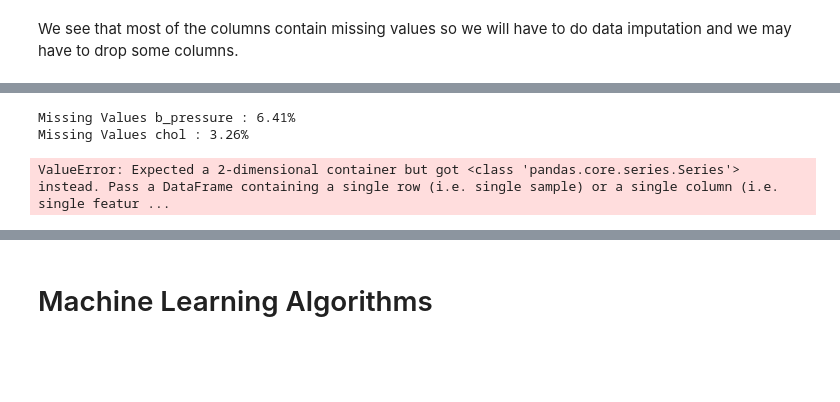
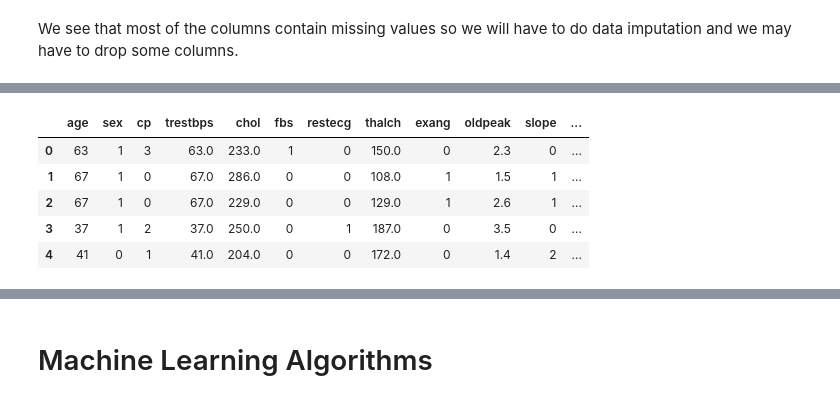
Before and after one commit to Intelligent-Systems-Project/Project, a Jupyter notebook: main.ipynb, the cells around one changed output, grey strips where cells are left out. Drawn from its saved outputs; the diff is of its cells as text; code cells hidden in the pictures; blank space fills up the shorter version.

```diff
--- a/main.ipynb
+++ b/main.ipynb
@@ -147,5 +148,11 @@ missing_data_cols
 categorical_cols = ['thal', 'ca', 'slope', 'exang', 'restecg','fbs', 'cp', 'sex', 'num']
 bool_cols = ['fbs', 'exang']
 numeric_cols = ['oldpeak', 'thalch', 'chol', 'trestbps', 'age']
+# %%
+le = LabelEncoder()
+
+for col in categorical_cols:
+    df[col] = le.fit_transform(df[col])
 # %%
-imputer = SimpleImputer(strategy="mean")
+num_imputer = SimpleImputer(strategy="mean")
+cat_imputer = SimpleImputer(strategy="most_frequent")
@@ -156,0 +159,3 @@ could not convert string to float: 'Male'
+# %%
+imputed_df = df.copy()
+imputed_df['trestbps'] = num_imputer.fit_transform(imputed_df)
@@ -157,16 +166,18 @@ could not convert string to float: 'Male'
 # %%
 for col in missing_data_cols:
-    print("Missing Values", col, ":", str(round((df[col].isnull().sum() / len(df)) * 100, 2))+"%")
     if col in categorical_cols:
-        print("")
-        #df[f"{col}"] = imputer.fit_transform(df[f"{col}"])
+        imputed_df[col] = cat_imputer.fit_transform(imputed_df[[col]])
     elif col in numeric_cols:
-        #print("")
-        df[f"{col}"] = imputer.fit_transform(df[f"{col}"])
+        imputed_df[col] = num_imputer.fit_transform(imputed_df[[col]])
     else:
         pass
-# %% [output]
-Missing Values b_pressure : 6.41%
-Missing Values chol : 3.26%
-ValueError: Expected a 2-dimensional container but got <class 'pandas.core.series.Series'> instead. Pass a DataFrame containing a single row (i.e. single sample) or a single column (i.e. single featur ...
+# %%
+imputed_df.head()
+# %% [output]
+|  | age | sex | cp | trestbps | chol | fbs | restecg | thalch | exang | oldpeak | slope | ... |
+| 0 | 63 | 1 | 3 | 63.0 | 233.0 | 1 | 0 | 150.0 | 0 | 2.3 | 0 | ... |
+| 1 | 67 | 1 | 0 | 67.0 | 286.0 | 0 | 0 | 108.0 | 1 | 1.5 | 1 | ... |
+| 2 | 67 | 1 | 0 | 67.0 | 229.0 | 0 | 0 | 129.0 | 1 | 2.6 | 1 | ... |
+| 3 | 37 | 1 | 2 | 37.0 | 250.0 | 0 | 1 | 187.0 | 0 | 3.5 | 0 | ... |
+| 4 | 41 | 0 | 1 | 41.0 | 204.0 | 0 | 0 | 172.0 | 0 | 1.4 | 2 | ... |
 # %%
```
Also changed, not shown: parts of 20 cells of this notebook.
